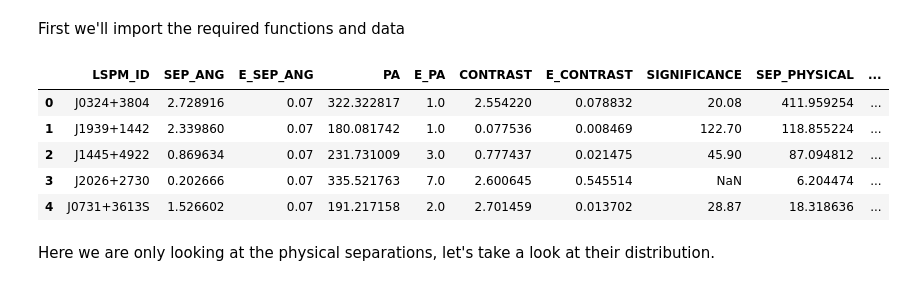
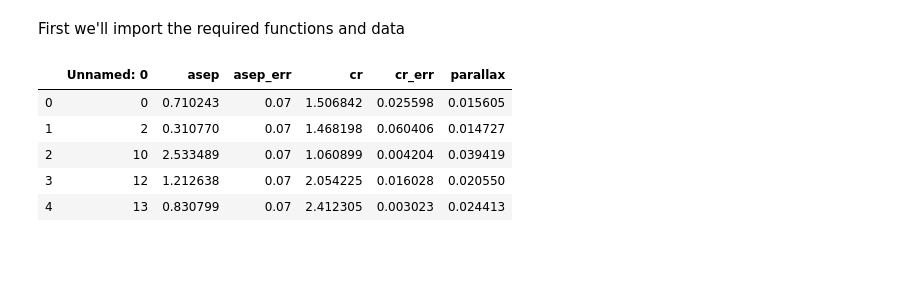
Before and after one commit to phys201/multstars, a Jupyter notebook: tutorial.ipynb, the cells around one changed output. Cells and saved outputs as stored; diff of their text form; code cells hidden in the pictures; blank space fills up the shorter version.

```diff
--- a/tutorial.ipynb
+++ b/tutorial.ipynb
@@ -25,15 +25,13 @@ import time
 
 %matplotlib inline
 # %%
-data_path = get_example_data_file_path('doubles_test.txt')
+data_path = get_example_data_file_path('hm_data_test.txt')
 data = load_data(data_path)
 data[:5]
 # %% [output]
-|  | LSPM_ID | SEP_ANG | E_SEP_ANG | PA | E_PA | CONTRAST | E_CONTRAST | SIGNIFICANCE | SEP_PHYSICAL | ... |
-| 0 | J0324+3804 | 2.728916 | 0.07 | 322.322817 | 1.0 | 2.554220 | 0.078832 | 20.08 | 411.959254 | ... |
-| 1 | J1939+1442 | 2.339860 | 0.07 | 180.081742 | 1.0 | 0.077536 | 0.008469 | 122.70 | 118.855224 | ... |
-| 2 | J1445+4922 | 0.869634 | 0.07 | 231.731009 | 3.0 | 0.777437 | 0.021475 | 45.90 | 87.094812 | ... |
-| 3 | J2026+2730 | 0.202666 | 0.07 | 335.521763 | 7.0 | 2.600645 | 0.545514 | NaN | 6.204474 | ... |
-| 4 | J0731+3613S | 1.526602 | 0.07 | 191.217158 | 2.0 | 2.701459 | 0.013702 | 28.87 | 18.318636 | ... |
+|  | Unnamed: 0 | asep | asep_err | cr | cr_err | parallax |
+| 0 | 0 | 0.710243 | 0.07 | 1.506842 | 0.025598 | 0.015605 |
+| 1 | 2 | 0.310770 | 0.07 | 1.468198 | 0.060406 | 0.014727 |
+| 2 | 10 | 2.533489 | 0.07 | 1.060899 | 0.004204 | 0.039419 |
+| 3 | 12 | 1.212638 | 0.07 | 2.054225 | 0.016028 | 0.020550 |
+| 4 | 13 | 0.830799 | 0.07 | 2.412305 | 0.003023 | 0.024413 |
-# %% [markdown]
-Here we are only looking at the physical separations, let's take a look at their distribution.
```
Also changed, not shown: parts of 15 cells of this notebook, 3 other files.
